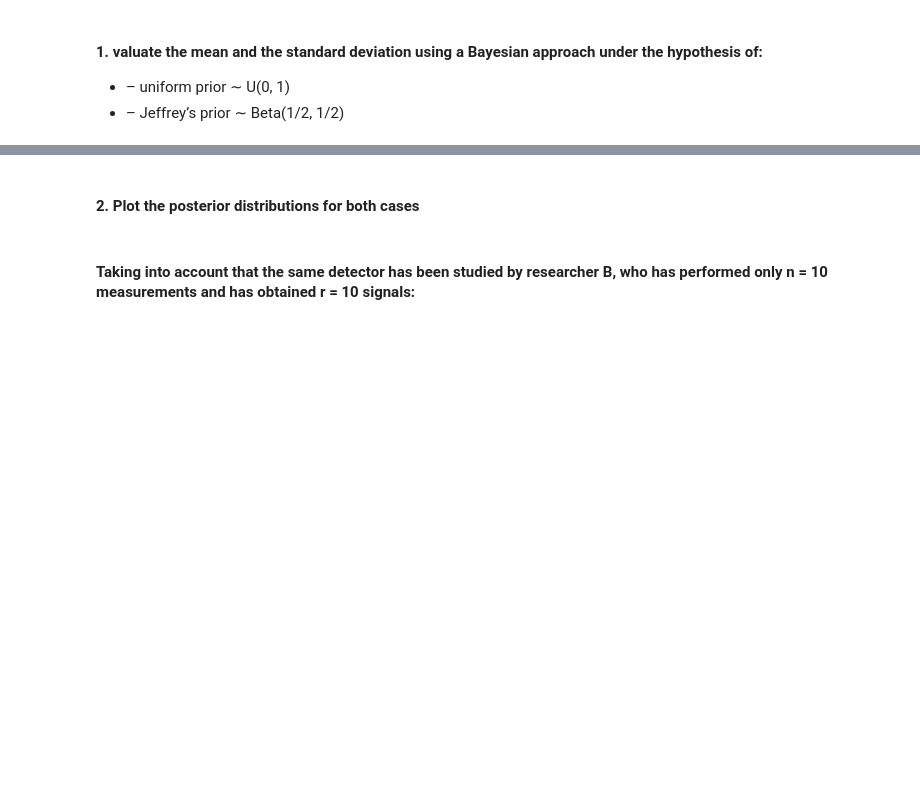
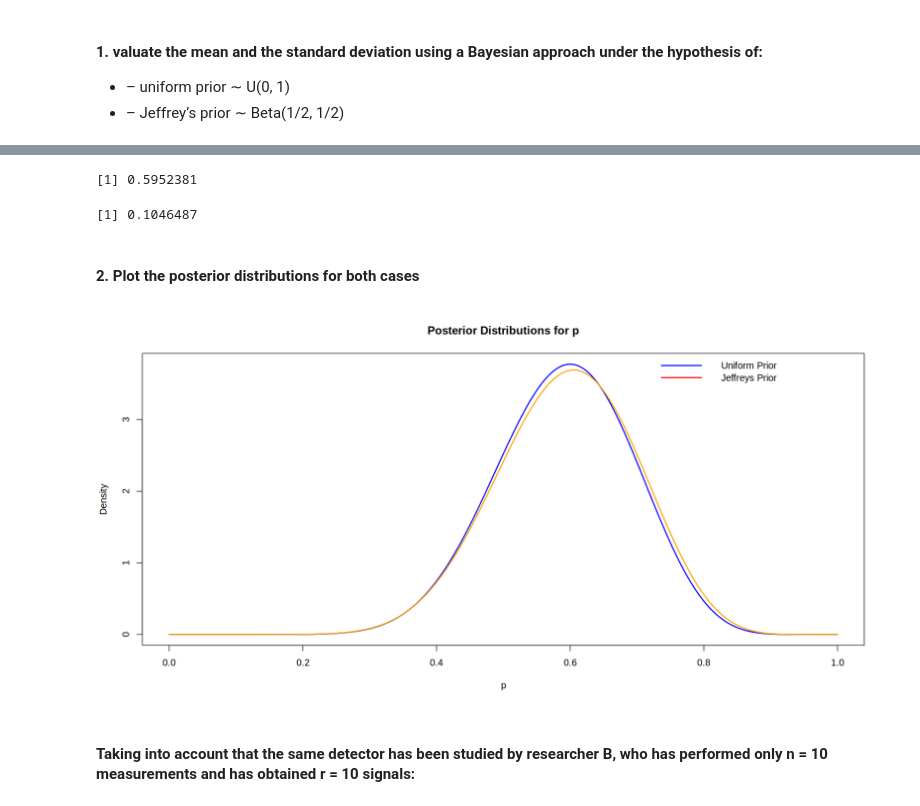
Before and after one commit to seccobenedetto/ex_Advanced_Statistics, a Jupyter notebook: lab_3/lab_3_test.ipynb, the cells around one changed output, grey strips where cells are left out. Drawn from its saved outputs; the diff is of its cells as text; code cells hidden in the pictures; blank space fills up the shorter version.

```diff
--- a/lab_3/lab_3_test.ipynb
+++ b/lab_3/lab_3_test.ipynb
@@ -35,0 +149,8 @@ Assuming a binomial model where n is the number of trials and r is the number of
+# %%
+# PARAMETERS:
+r <- 12
+n <- 20
+alpha_u <- r + 1   # 13
+beta_u <- n-r+1    # 9
+mean_u <- 13/22; mean_u
+std_u <- sqrt(13*9/22/22/23); std_u
@@ -36,5 +178,37 @@ Assuming a binomial model where n is the number of trials and r is the number of
+# %%
+# PARAMETERS:
+r <- 12
+n <- 20
+alpha_j <- r + 1/2   # 25/2
+beta_j <- n-r+1/2    # 17/2
+mean_j <- alpha_j/ (alpha_j+beta_j); mean_j
+std_j <- sqrt(alpha_j*beta_j/( (alpha_j+beta_j)^2 * (alpha_j+beta_j+1) )); std_j
+# %% [output]
+[1] 0.5952381
+[1] 0.1046487
 # %% [markdown]
 #### 2. Plot the posterior distributions for both cases
+# %%
+options(repr.plot.width = 14, repr.plot.height = 7)
+
+# x-axis (possible values of p)
+p <- seq(0, 1, length.out = 1000)
+
+# Posterior densities
+posterior_u <- dbeta(p, alpha_u, beta_u)
+posterior_j <- dbeta(p, alpha_j, beta_j)
+
+# Plot
+plot(p, posterior_u, type = "l", lwd = 2, col = "blue",
+     ylim = range(c(posterior_u, posterior_j)),
+     xlab = "p", ylab = "Density", main = "Posterior Distributions for p")
+lines(p, posterior_j, col = "orange", lwd = 2)
+
+# Add legend
+legend("topright", legend = c("Uniform Prior", "Jeffreys Prior"),
+       col = c("blue", "red"), lwd = 2, bty = "n")
+# %% [output]
+[figure, added]
 # %% [markdown]
 #### Taking into account that the same detector has been studied by researcher B, who has performed only n = 10 measurements and has obtained r = 10 signals:
 # %% [markdown]
```
Also changed, not shown: parts of 15 cells of this notebook, 1 other file.
